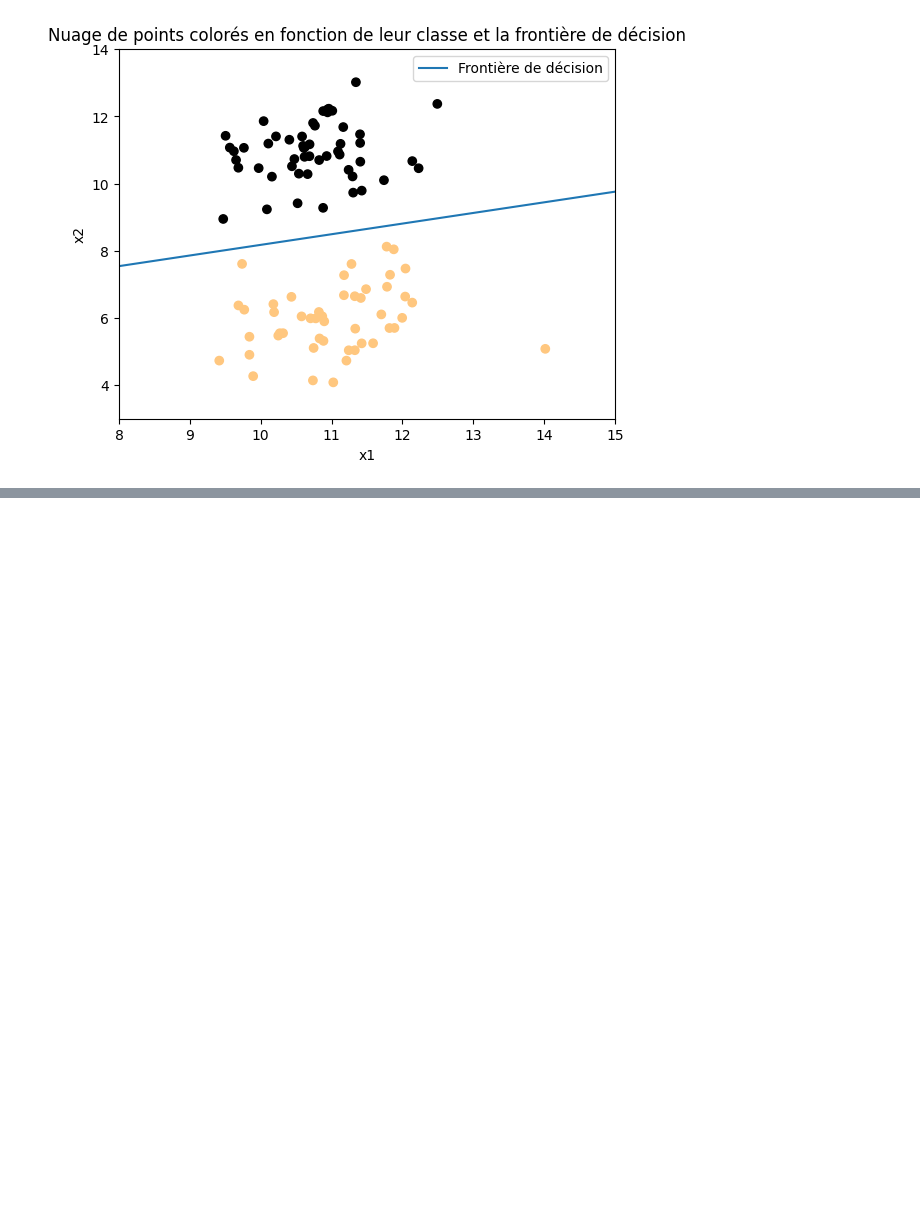
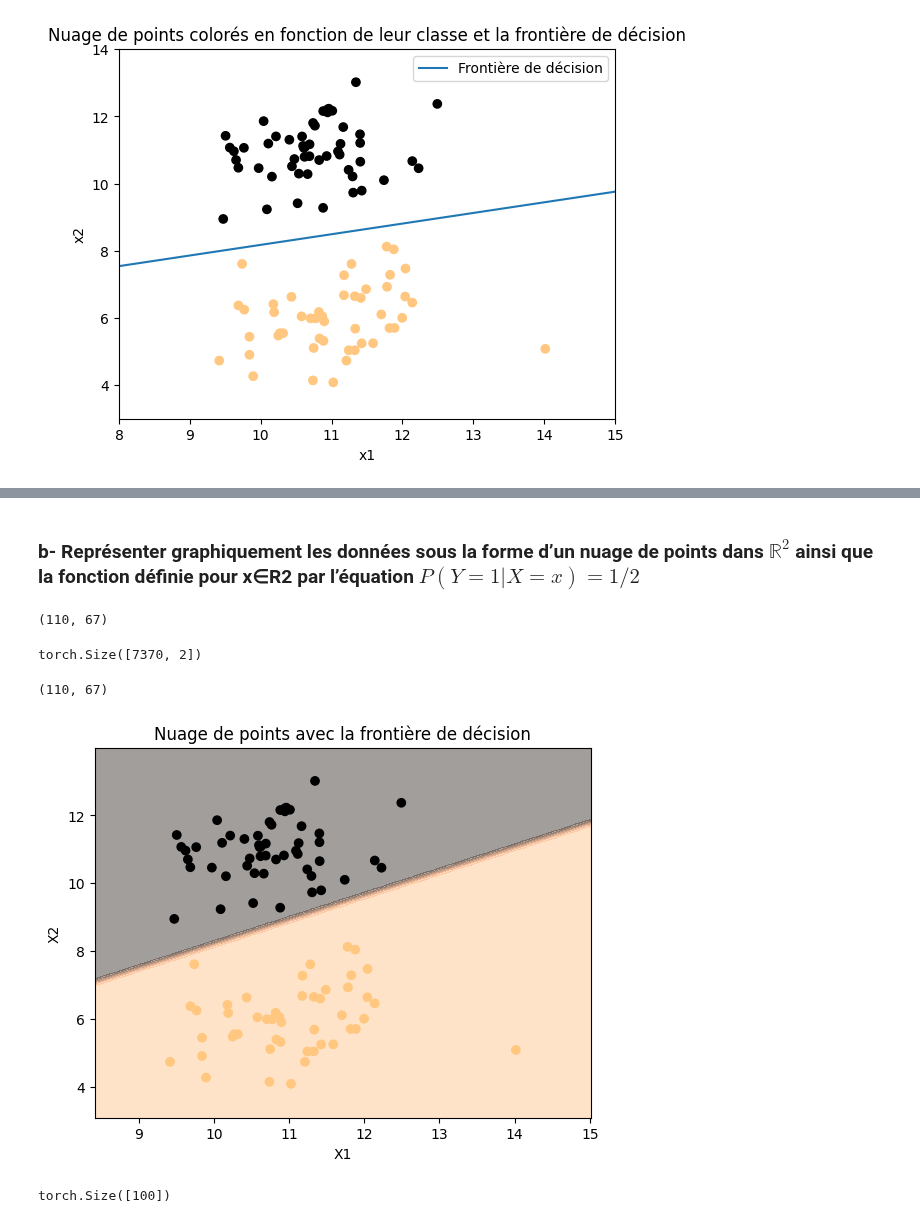
Before and after one commit to jExbrayat/introduction-artificial-intelligence, a Jupyter notebook: projet.ipynb, the cells around one changed output, grey strips where cells are left out. Drawn from its saved outputs; the diff is of its cells as text; code cells hidden in the pictures; blank space fills up the shorter version.

```diff
--- a/projet.ipynb
+++ b/projet.ipynb
@@ -674,0 +719,7 @@ plt.show()
+# %%
+# Create model
+model = Classifier()
+
+# Define loss function and optimizer
+criterion = nn.BCELoss()
+optimizer = optim.Adam(model.parameters(), lr=0.01)
@@ -674,0 +776,42 @@ plt.show()
+# %% [markdown]
+### b- Représenter graphiquement les données sous la forme d’un nuage de points dans $\mathbb{R}^2$ ainsi que la fonction définie pour x∈R2 par l’équation $P(Y=1|X=x)=1/2$
+# %%
+# Prepare meshgrid for displaying decision border
+x_min, x_max = X[:, 0].min() - 1, X[:, 0].max() + 1
+y_min, y_max = X[:, 1].min() - 1, X[:, 1].max() + 1
+xx, yy = np.meshgrid(np.arange(x_min, x_max, 0.1), np.arange(y_min, y_max, 0.1))
+xx.shape
+# %% [output]
+(110, 67)
+# %%
+# Transform meshgrid into data points
+datapoints_grid = np.c_[xx.ravel(), yy.ravel()]
+
+# Transform datapoints into torch tensor
+datapoints_grid = torch.Tensor(datapoints_grid)
+datapoints_grid.shape
+# %% [output]
+torch.Size([7370, 2])
+# %%
+# Predict grid to plot decision border
+y_pred_grid = model.forward(datapoints_grid).detach().numpy()
+
+# Reshape predictions into grid shape
+y_pred_grid = y_pred_grid.reshape(xx.shape)
+y_pred_grid.shape
+# %% [output]
+(110, 67)
+# %%
+# Plot datapoints and decision border
+plt.contourf(xx, yy, y_pred_grid, alpha=0.4, cmap="copper")
+plt.scatter(X[:, 0], X[:, 1], c=y, cmap="copper")
+plt.xlabel("X1")
+plt.ylabel("X2")
+plt.title("Nuage de points avec la frontière de décision")
+plt.show()
+# %% [output]
+[figure, added]
+# %%
+y_tensor.shape
+# %% [output]
+torch.Size([100])
```
Also changed, not shown: parts of 12 cells of this notebook.
